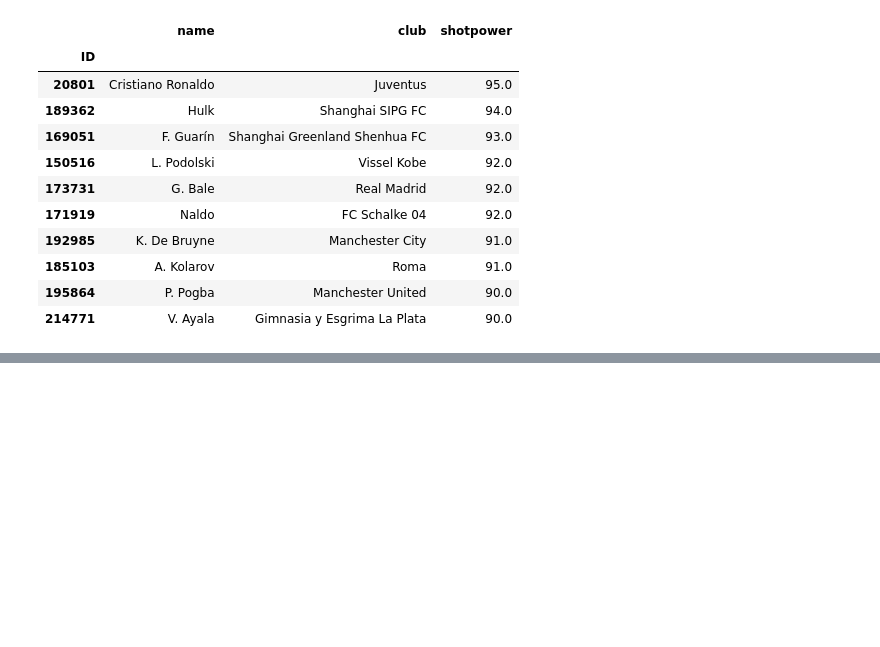
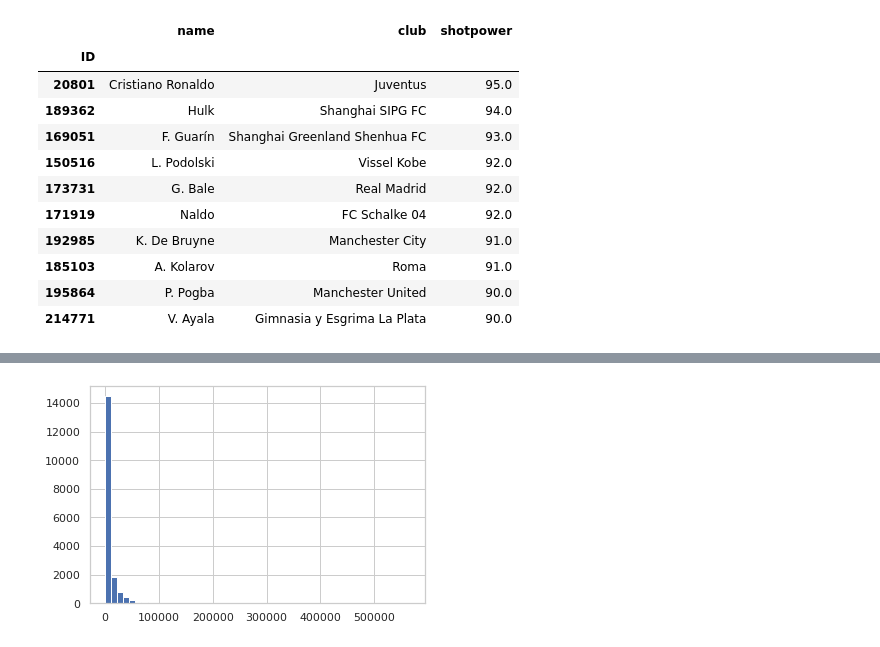
Before and after one commit to Mvital74/datasharing, a Jupyter notebook: exercicio_9.ipynb, the cells around one changed output, grey strips where cells are left out. Cells and saved outputs as stored; diff of their text form; code cells hidden in the pictures; blank space fills up the shorter version.

```diff
--- a/exercicio_9.ipynb
+++ b/exercicio_9.ipynb
@@ -502,0 +529,4 @@ df_fifa18[['name', 'club', 'shotpower']].sort_values(('shotpower'), ascending=Fa
+# %%
+hist_wage = df_fifa18_slice['wage'].hist(bins=50)
+# %% [output]
+[figure, added]
```
Also changed, not shown: parts of 6 cells of this notebook.
